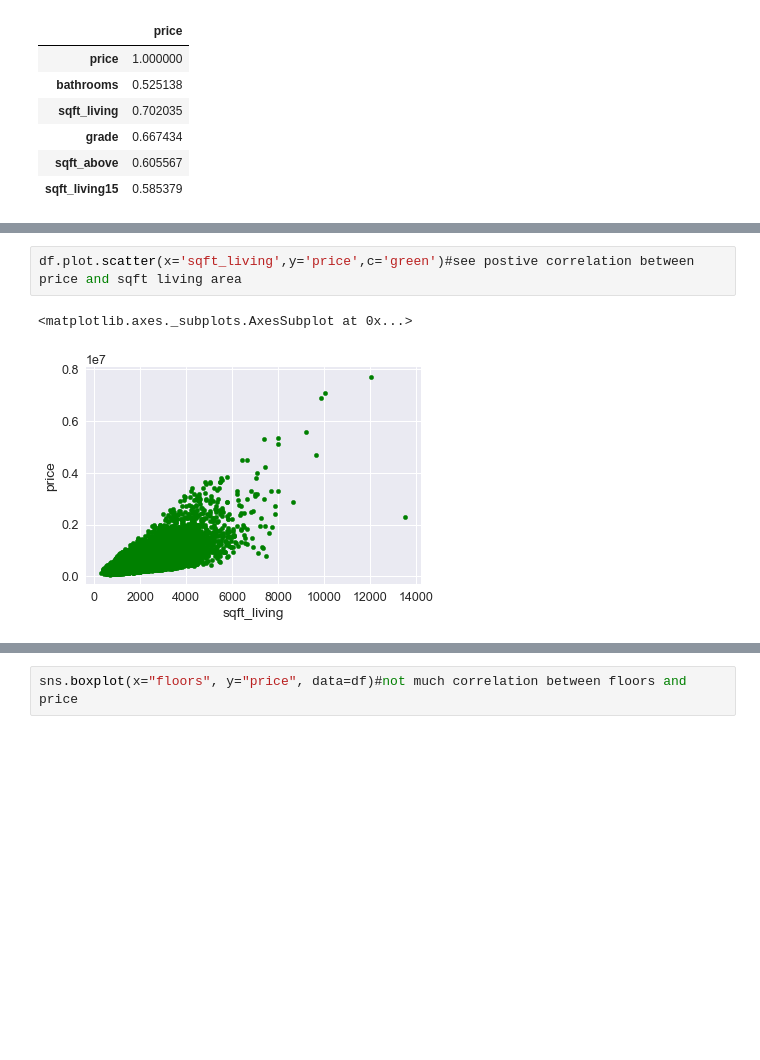
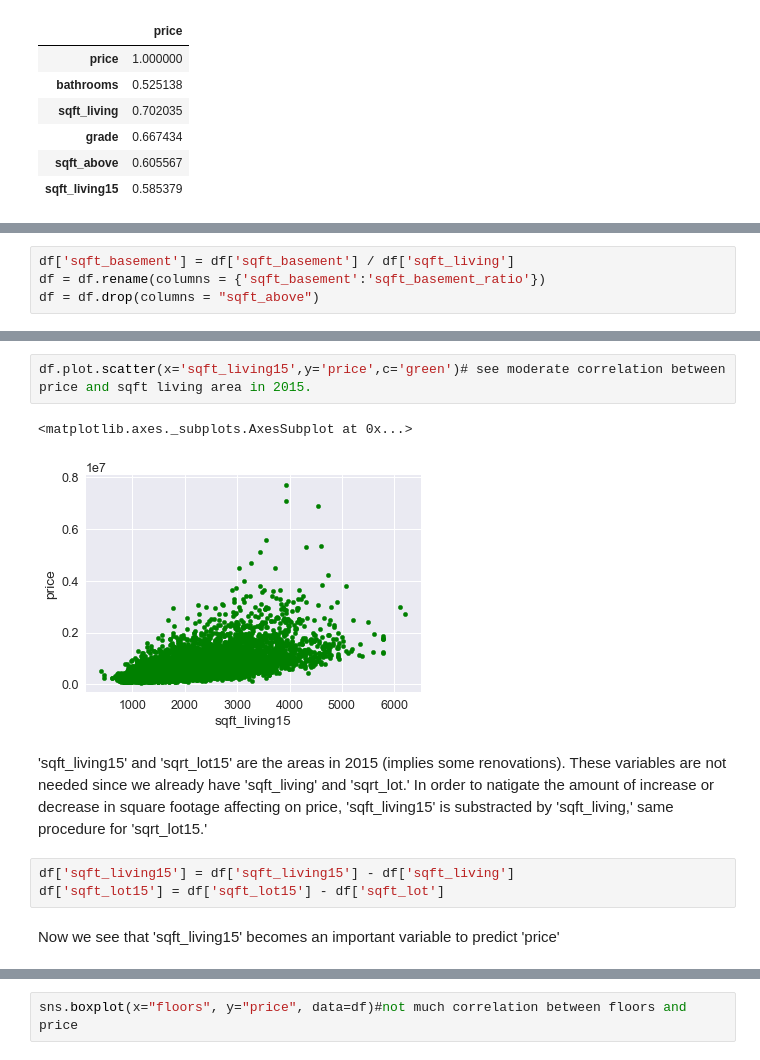
Before and after one commit to larnylopez/STAT-131-Project, a Jupyter notebook: final-checkpoint.ipynb, the cells around one changed output, grey strips where cells are left out. Drawn from its saved outputs; the diff is of its cells as text; blank space fills up the shorter version.

```diff
--- a/final-checkpoint.ipynb
+++ b/final-checkpoint.ipynb
@@ -90,0 +114,4 @@ corrmat.loc[((corrmat.price > 0.4) | (corrmat.price < -0.4)), 'price':'price']
+# %%
+df['sqft_basement'] = df['sqft_basement'] / df['sqft_living']
+df = df.rename(columns = {'sqft_basement':'sqft_basement_ratio'})
+df = df.drop(columns = "sqft_above")
@@ -91,5 +123,12 @@ corrmat.loc[((corrmat.price > 0.4) | (corrmat.price < -0.4)), 'price':'price']
 # %%
-df.plot.scatter(x='sqft_living',y='price',c='green')#see postive correlation between price and sqft living area
+df.plot.scatter(x='sqft_living15',y='price',c='green')# see moderate correlation between price and sqft living area in 2015.
 # %% [output]
 <matplotlib.axes._subplots.AxesSubplot at 0x...>
-[figure, old version]
+[figure, new version]
+# %% [markdown]
+'sqft_living15' and 'sqrt_lot15' are the areas in 2015 (implies some renovations). These variables are not needed since we already have 'sqft_living' and 'sqrt_lot.' In order to natigate the amount of increase or decrease in square footage affecting on price, 'sqft_living15' is substracted by 'sqft_living,' same procedure for 'sqrt_lot15.'
+# %%
+df['sqft_living15'] = df['sqft_living15'] - df['sqft_living']
+df['sqft_lot15'] = df['sqft_lot15'] - df['sqft_lot']
+# %% [markdown]
+Now we see that 'sqft_living15' becomes an important variable to predict 'price'
```
Also changed, not shown: parts of 23 cells of this notebook.
